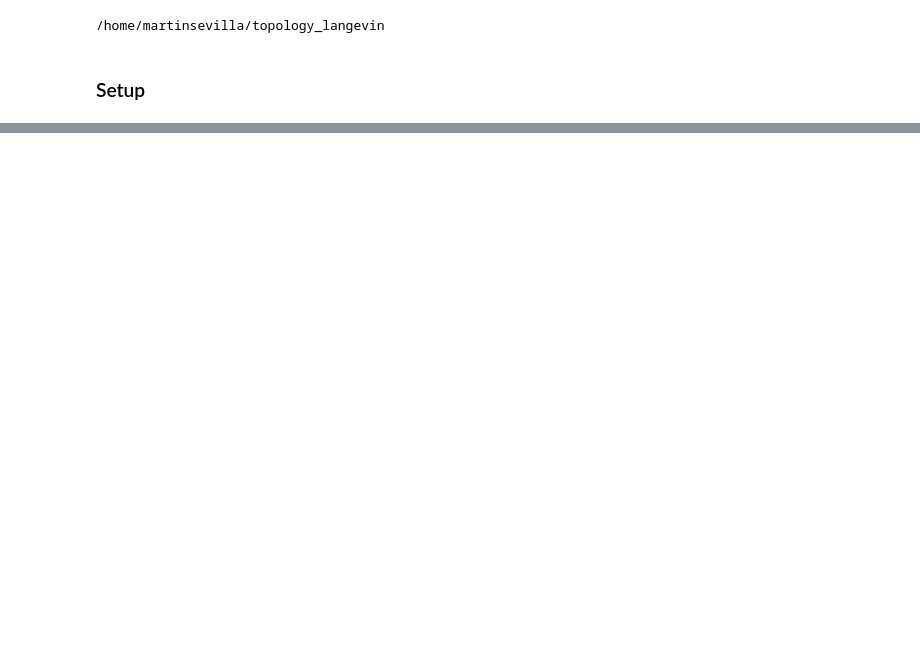
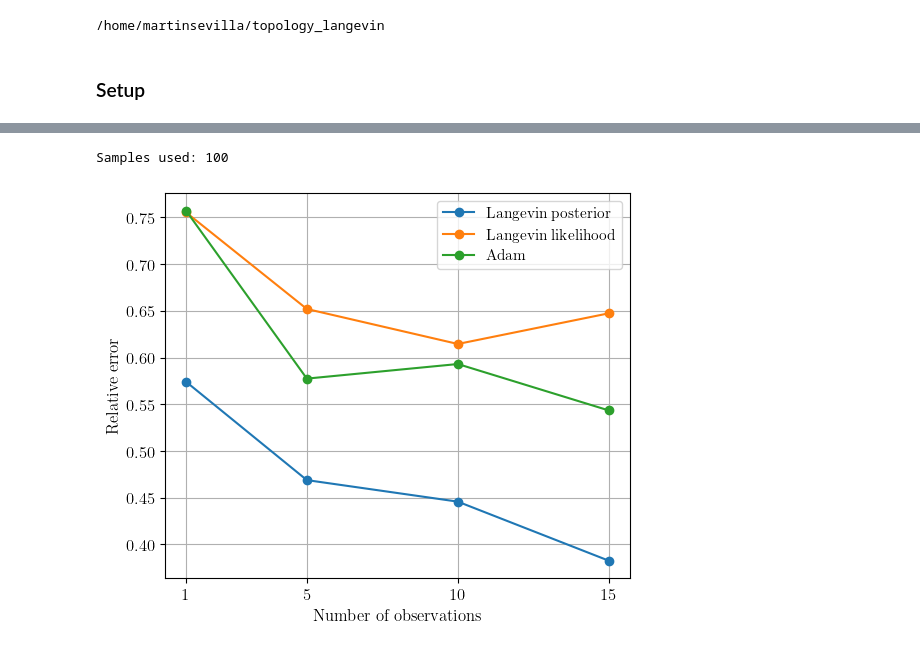
Before and after one commit to Tenceto/inference_langevin, a Jupyter notebook: notebooks/results.ipynb, the cells around one changed output, grey strips where cells are left out. Cells and saved outputs as stored; diff of their text form; code cells hidden in the pictures; blank space fills up the shorter version.

Commit message:
Simulations for learnable theta

```diff
--- a/notebooks/results.ipynb
+++ b/notebooks/results.ipynb
@@ -46,0 +42,5 @@ Samples used: 13
+# %%
+plot_theta_results(filename, legend)
+# %% [output]
+Samples used: 100
+[figure, added]
```
Also changed, not shown: parts of 2 cells of this notebook, 2 other files.
